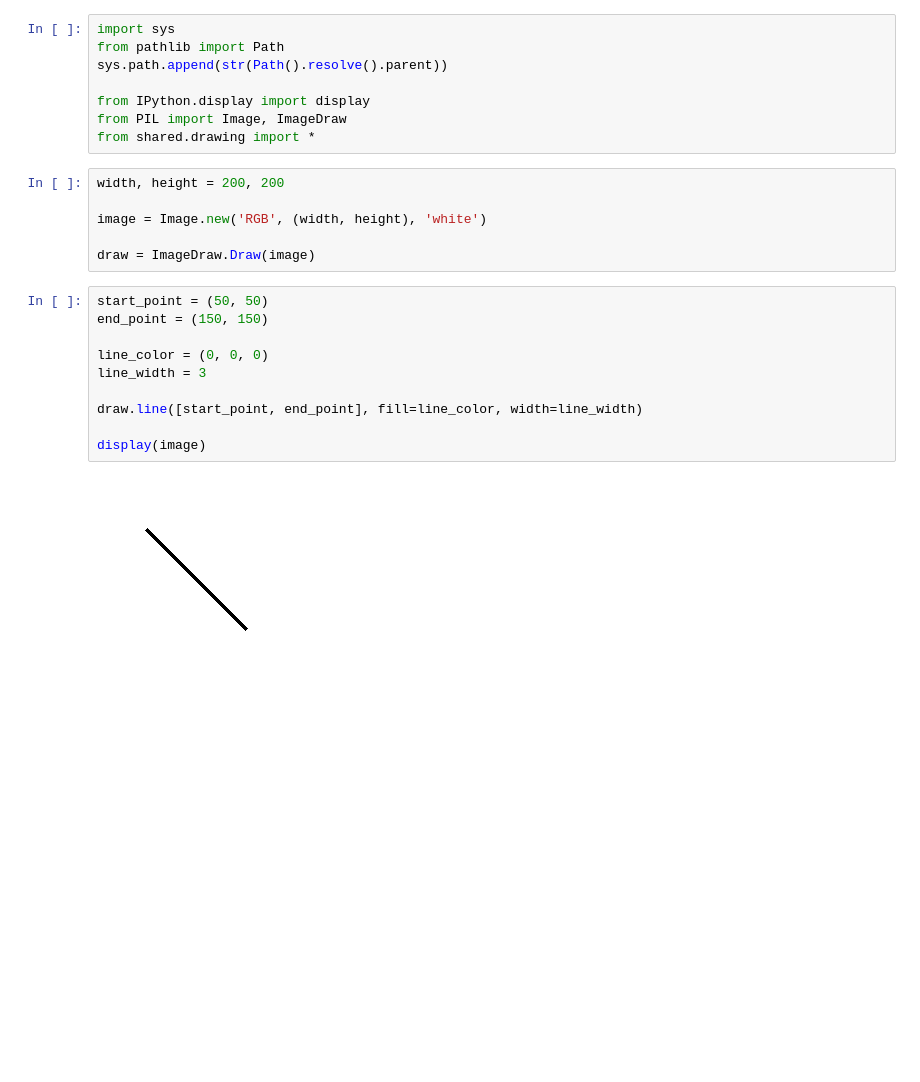
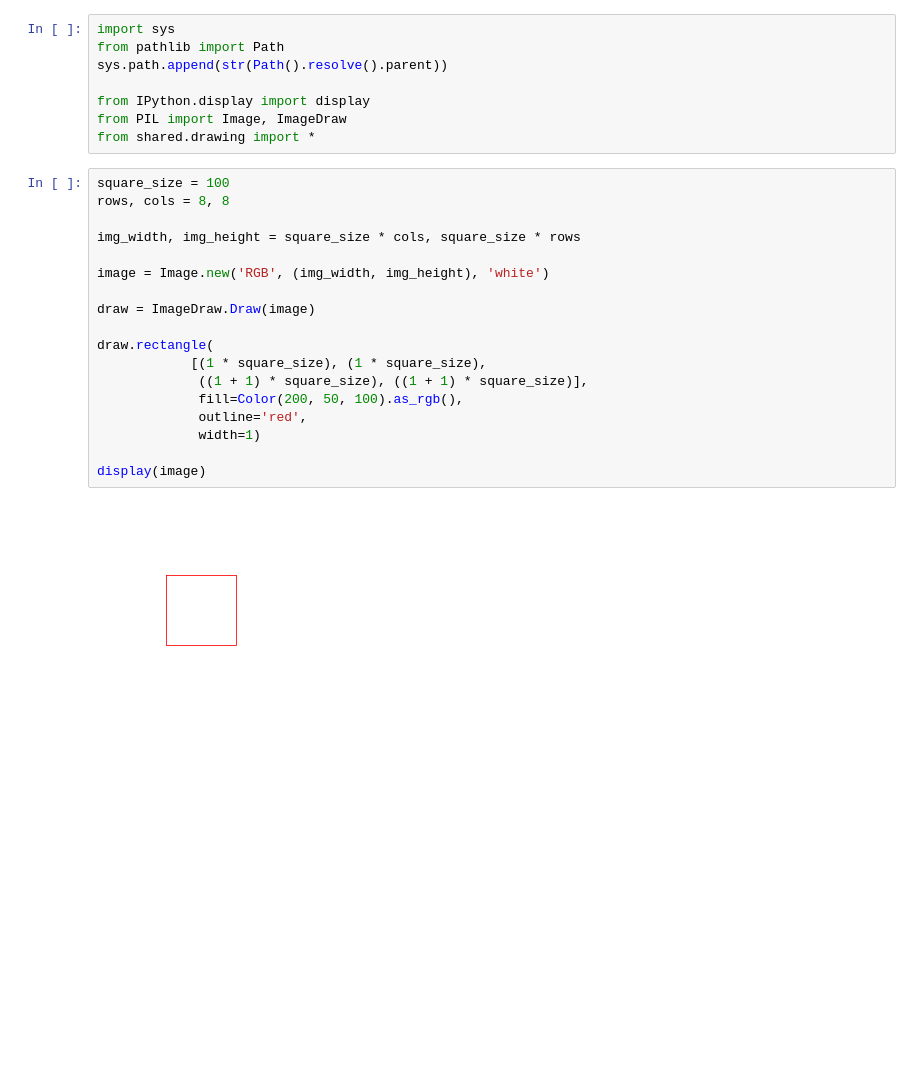
Before and after one commit to williamw/color-theory, a Jupyter notebook: module_03/sheets.ipynb, the cells around one changed output. Drawn from its saved outputs; the diff is of its cells as text; blank space fills up the shorter version.

```diff
--- a/module_03/sheets.ipynb
+++ b/module_03/sheets.ipynb
@@ -6,21 +6,23 @@ sys.path.append(str(Path().resolve().parent))
 from IPython.display import display
 from PIL import Image, ImageDraw
 from shared.drawing import *
-# %%
-width, height = 200, 200
-
-image = Image.new('RGB', (width, height), 'white')
-
-draw = ImageDraw.Draw(image)
-# %%
-start_point = (50, 50)
-end_point = (150, 150)
-
-line_color = (0, 0, 0)
-line_width = 3
-
-draw.line([start_point, end_point], fill=line_color, width=line_width)
-
-display(image)
-# %% [output]
-[figure, removed]
+# %%
+square_size = 100
+rows, cols = 8, 8
+
+img_width, img_height = square_size * cols, square_size * rows
+
+image = Image.new('RGB', (img_width, img_height), 'white')
+
+draw = ImageDraw.Draw(image)
+
+draw.rectangle(
+            [(1 * square_size), (1 * square_size),
+             ((1 + 1) * square_size), ((1 + 1) * square_size)],
+             fill=Color(200, 50, 100).as_rgb(),
+             outline='red',
+             width=1)
+
+display(image)
+# %% [output]
+[figure, added]
```
Also changed, not shown: parts of 1 cell of this notebook.
